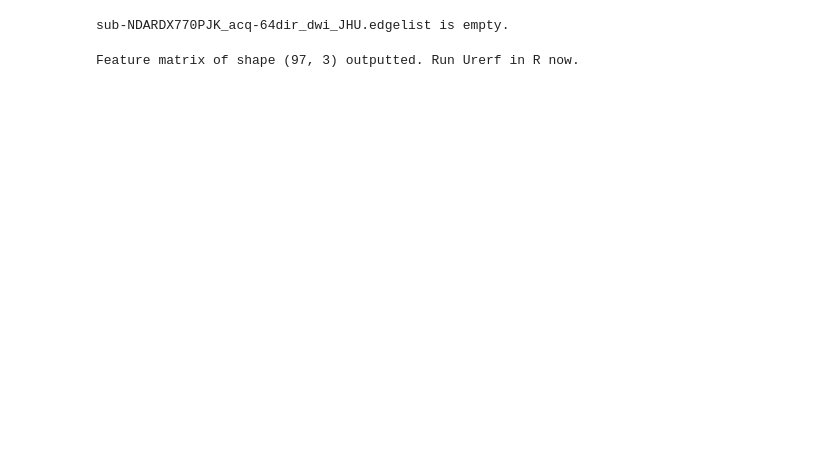
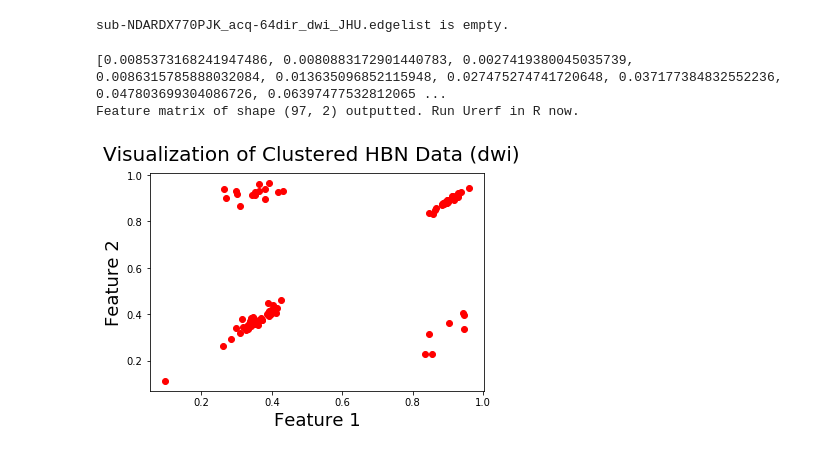
Before and after one commit to pfrank7/NDD, a Jupyter notebook: Urerf-AffProp.ipynb, the cells around one changed output. Drawn from its saved outputs; the diff is of its cells as text; code cells hidden in the pictures; blank space fills up the shorter version.

```diff
--- a/Urerf-AffProp.ipynb
+++ b/Urerf-AffProp.ipynb
@@ -22,17 +23,60 @@ graphList = graph_collector.getGraphs(filelist)
 sub-NDARDX770PJK_acq-64dir_dwi_JHU.edgelist is empty.
 # %%
 #Output feature matrix to a file
+numFeatures = 2
 
-#D = num graphs, m = eigenvector centrality values
-featureObj = featureSelection(graphList)
-X = featureObj.eigenvectorCentrality(numFeatures = 3)
+#UNCOMMENT TO USE EIGENVECTOR CENTRALITY
+# featureObj = featureSelection(graphList[0])
+# X = featureObj.eigenvectorCentrality(numFeatures)
+# mat = np.matrix(X, dtype = float)
+# with open('outfileMat.txt','wb') as f:
+#     for line in mat:
+#         np.savetxt(f, line, fmt='%.2f')
+# print("Feature matrix of shape", mat.shape, "outputted. Run Urerf in R now.")
+
+
+#UNCOMMENT TO USE EIGEN VALUES OF LAPLACIAN
+featureObj = featureSelection(graphList[0])
+X = featureObj.calc_eigval_feature_matrix(numFeatures)
 mat = np.matrix(X, dtype = float)
 with open('outfileMat.txt','wb') as f:
     for line in mat:
         np.savetxt(f, line, fmt='%.2f')
 print("Feature matrix of shape", mat.shape, "outputted. Run Urerf in R now.")
+
+#UNCOMMENT TO USE KHOP
+# featureObj = featureSelection(graphList[0])
+# X = featureObj.getKhopFeatMat(numFeatures)
+# mat = np.matrix(X, dtype = float)
+# with open('outfileMat.txt','wb') as f:
+#     for line in mat:
+#         np.savetxt(f, line, fmt='%.2f')
+# print("Feature matrix of shape", mat.shape, "outputted. Run Urerf in R now.")
 # %% [output]
-Feature matrix of shape (97, 3) outputted. Run Urerf in R now.
+[0.0085373168241947486, 0.0080883172901440783, 0.0027419380045035739, 0.0086315785888032084, 0.013635096852115948, 0.027475274741720648, 0.037177384832552236, 0.047803699304086726, 0.06397477532812065 ...
+Feature matrix of shape (97, 2) outputted. Run Urerf in R now.
+# %%
+#Graph the data if the features are less than 3 dimensions
+
+if (numFeatures == 2):
+    fig = plt.figure()
+    plt.plot(mat[:,0], mat[:,1],'ro')
+    fig.suptitle("Visualization of Clustered HBN Data (dwi)", fontsize=20)
+    plt.xlabel("Feature 1", fontsize=18)
+    plt.ylabel("Feature 2", fontsize=18)
+if (numFeatures == 3):
+    fig = plt.figure()
+    ax = Axes3D(fig)
+    x = mat[:,0]
+    y = mat[:,1]
+    z = mat[:,2]
+    c1 = ax.scatter(x,y,z,marker='x')
+    fig.suptitle("Visualization of Clustered HBN Data (dwi)", fontsize=20)
+    ax.set_xlabel("Feature 1", fontsize=18)
+    ax.set_ylabel("Feature 2", fontsize=18)
+    ax.set_zlabel("Feature 3", fontsize=18)
+# %% [output]
+[figure, added]
 # %%
 #Load Urerf Similarity matrix from file
 
```
Also changed, not shown: parts of 6 cells of this notebook, 8 other files.
